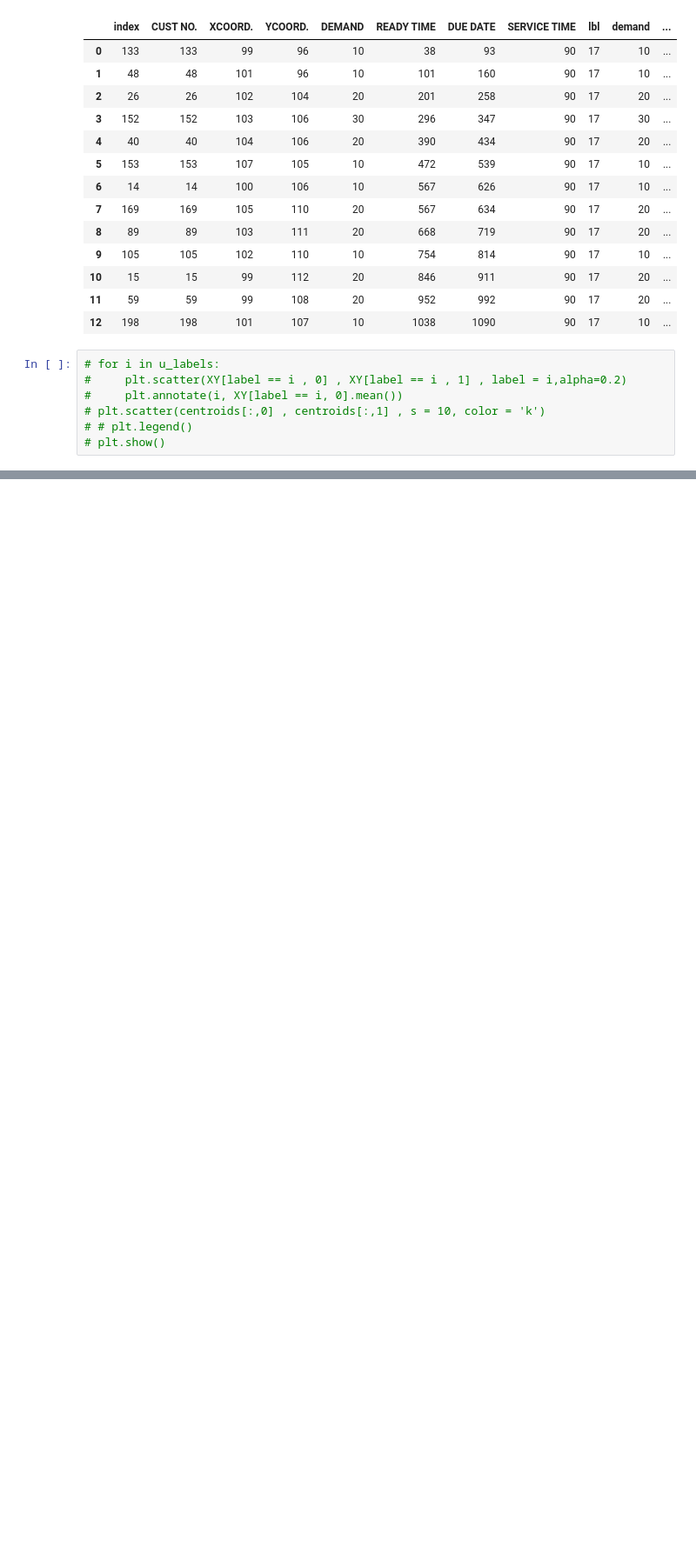
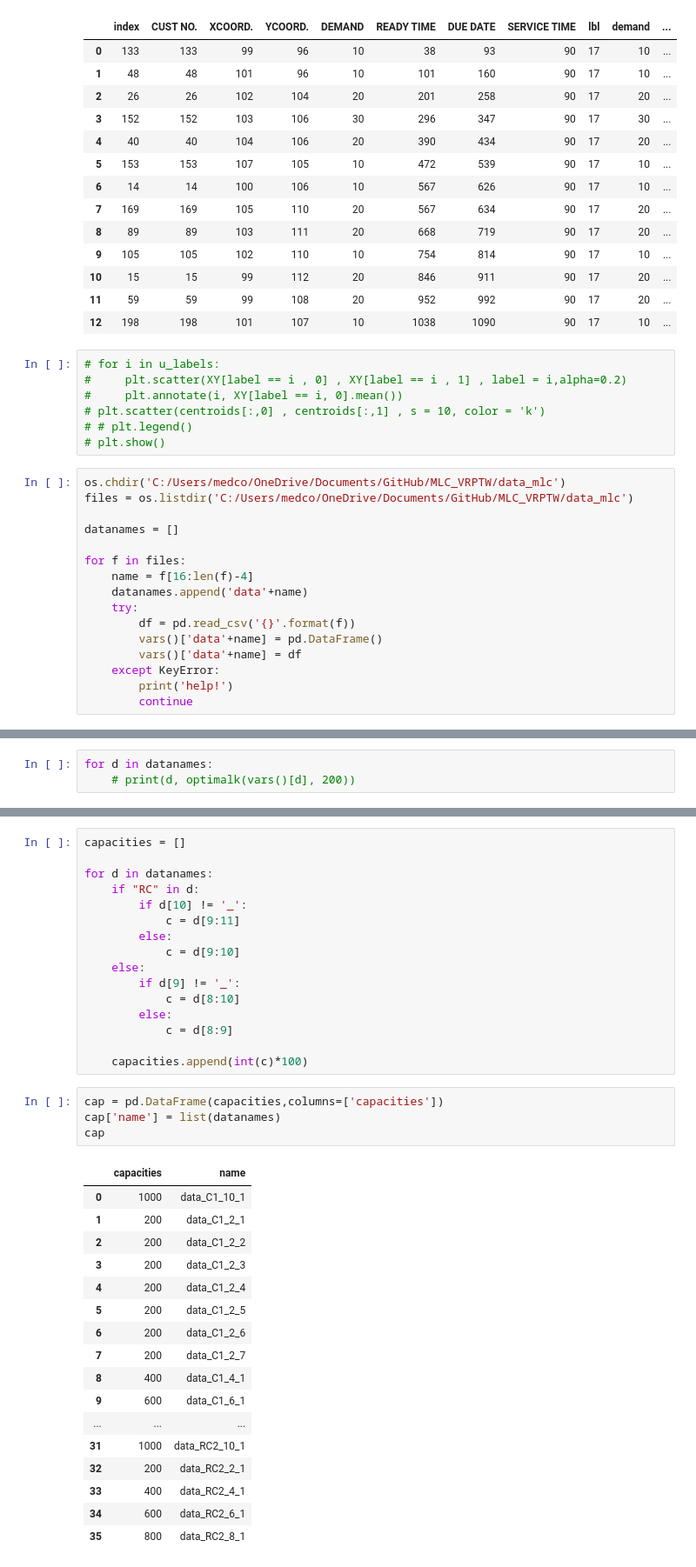
Before and after one commit to medcoughlin/MLC_VRPTW, a Jupyter notebook: MLC Final project.ipynb, the cells around one changed output, grey strips where cells are left out. Shown: that part at 87% size. Saved outputs shown, nothing was run; the diff lists cells and outputs as text; blank space fills up the shorter version.

```diff
--- a/MLC Final project.ipynb
+++ b/MLC Final project.ipynb
@@ -268,4 +250,20 @@ df17
 # plt.scatter(centroids[:,0] , centroids[:,1] , s = 10, color = 'k')
 # # plt.legend()
 # plt.show()
+# %%
+os.chdir('C:/Users/medco/OneDrive/Documents/GitHub/MLC_VRPTW/data_mlc')
+files = os.listdir('C:/Users/medco/OneDrive/Documents/GitHub/MLC_VRPTW/data_mlc')
+
+datanames = []
+
+for f in files:
+    name = f[16:len(f)-4]
+    datanames.append('data'+name)
+    try:
+        df = pd.read_csv('{}'.format(f))
+        vars()['data'+name] = pd.DataFrame()
+        vars()['data'+name] = df
+    except KeyError:
+        print('help!')
+        continue
 # %%
@@ -273,0 +296,3 @@ def optimalk(data, limit):
+# %%
+for d in datanames:
+    # print(d, optimalk(vars()[d], 200))
@@ -273,0 +301,38 @@ def optimalk(data, limit):
+# %%
+capacities = []
+
+for d in datanames:
+    if "RC" in d:
+        if d[10] != '_':
+            c = d[9:11]
+        else:
+            c = d[9:10]
+    else:
+        if d[9] != '_':
+            c = d[8:10]
+        else:
+            c = d[8:9]
+
+    capacities.append(int(c)*100)
+# %%
+cap = pd.DataFrame(capacities,columns=['capacities'])
+cap['name'] = list(datanames)
+cap
+# %% [output]
+|  | capacities | name |
+| 0 | 1000 | data_C1_10_1 |
+| 1 | 200 | data_C1_2_1 |
+| 2 | 200 | data_C1_2_2 |
+| 3 | 200 | data_C1_2_3 |
+| 4 | 200 | data_C1_2_4 |
+| 5 | 200 | data_C1_2_5 |
+| 6 | 200 | data_C1_2_6 |
+| 7 | 200 | data_C1_2_7 |
+| 8 | 400 | data_C1_4_1 |
+| 9 | 600 | data_C1_6_1 |
+| ... | ... | ... |
+| 31 | 1000 | data_RC2_10_1 |
+| 32 | 200 | data_RC2_2_1 |
+| 33 | 400 | data_RC2_4_1 |
+| 34 | 600 | data_RC2_6_1 |
+| 35 | 800 | data_RC2_8_1 |
```
Also changed, not shown: parts of 6 cells of this notebook, 1 other file.
